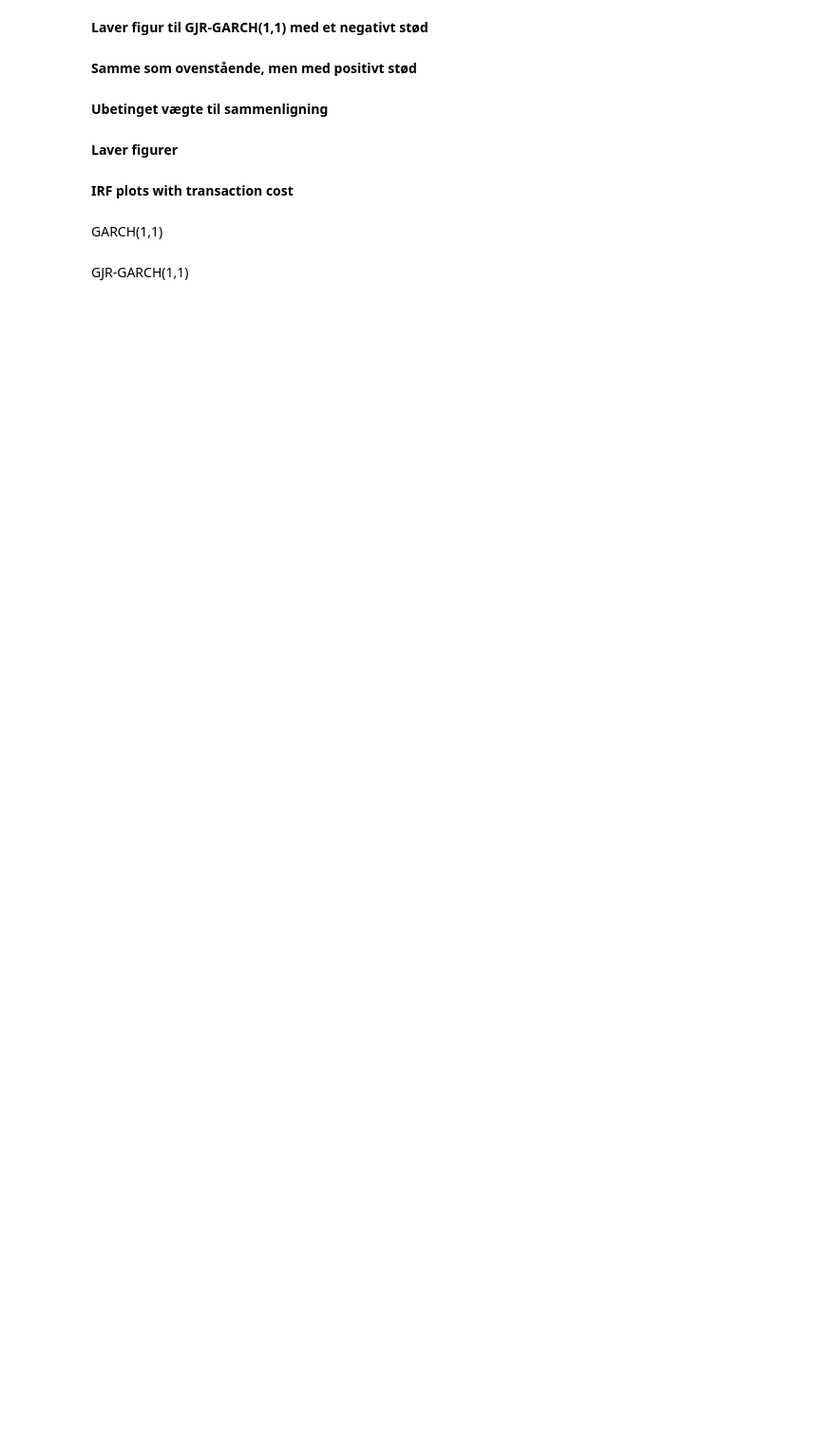
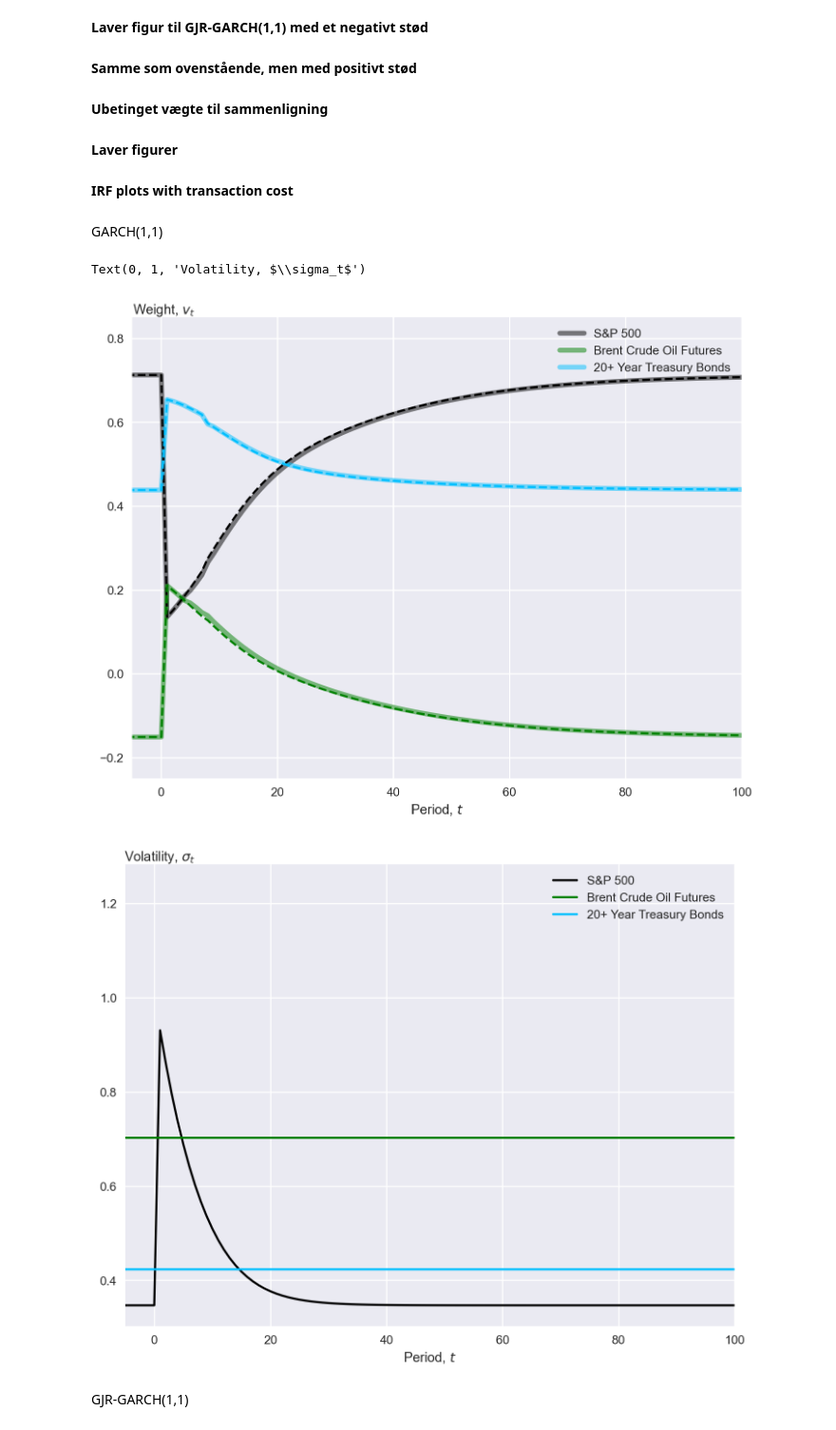
Before and after one commit to neriksen/thesis, a Jupyter notebook: Simulations/IRF.ipynb, the cells around one changed output. Shown at 95% size. Cells and saved outputs as stored; diff of their text form; code cells hidden in the pictures; blank space fills up the shorter version.

Commit message:
færdiggjort IRF med TC og en masse figurer

```diff
--- a/Simulations/IRF.ipynb
+++ b/Simulations/IRF.ipynb
@@ -226,7 +226,7 @@ def IRF_maker_TC(GARCHTYPE,t,Asset_number,shock_size, coef, residuals, sigmas,Ga
     irf_data.iloc[int(t/2),Asset_number]=shock_size
     #udregner omega
     irf_omega_s=db.calc_Omega_ts(irf_data,irf_data,sigmas,residuals,**params_dict)
-    irf_sigma_TC=pd.DataFrame([np.diag(Omega) for Omega in irf_omega_s],columns=included_asset_TC)
+    irf_sigma_TC=pd.DataFrame([np.diag(Omega) for Omega in db.remove_Omega_timestamp(irf_omega_s)],columns=included_asset_TC)
     irf_sigma_TC.index=irf_sigma_TC.index-int(t/2)+1
     #udregner vægte, modifier og aim
     irf_weights_TC_raw,irf_aim_TC_raw,irf_modifier_TC_raw=db.calc_weights_garch_with_trading_cost(irf_omega_s,irf_data,Gamma)
@@ -269,26 +273,35 @@ GARCH(1,1)
 coef_GARCH, residuals_GARCH, sigmas_GARCH= GARCH_MODEL("sGARCH",(1,1))
 # %%
 irf_weights_TC_GARCH,irf_aim_TC_GARCH,irf_modifier_TC_GARCH,irf_sigma_TC_GARCH=IRF_maker_TC(
-    "sGARCH11",10000,0,-2,coef_GARCH, residuals_GARCH, sigmas_GARCH,0.00001)
+    "sGARCH11",10000,0,-2,coef_GARCH, residuals_GARCH, sigmas_GARCH,None)
+#gamma_low=None #gamme_medium=0.000003 #gamme_medium=0.00001
+#For GARCH(1,1)
+#irf_weights_TC_GARCH.loc[1:4]=irf_aim_TC_GARCH.loc[1:4]
 # %%
 fig, ax = plt.subplots(1, 1, figsize=(9,7), dpi=190)
 ax.set_prop_cycle(matplotlib.cycler(color=["black", "green",  "deepskyblue",]))
-ax.plot(irf_weights_TC_GARCH)
-ax.plot(irf_aim_TC_GARCH,linestyle="--",linewidth=0.5)
-ax.margins(0,0.2)
-ax.set_xlim(-5,50)
+ax.plot(irf_weights_TC_GARCH,linestyle="-",alpha=0.5,linewidth=4)
+ax.plot(irf_aim_TC_GARCH,linestyle="--")
+ax.set_ylim(-0.25,0.85)
+ax.set_xlim(-5,100)
 ax.legend(included_asset_TC.values(), loc='upper right')
 ax.set_xlabel('Period, $t$')
 ax.set_ylabel('Weight, $v_t$',loc='top', rotation = 0, labelpad = -78)
-#fig.savefig("IRF_ARCH(1)_weight.png", bbox_inches = 'tight', pad_inches = 0.1)
+#fig.savefig("IRF_GARCH(1,1)_weight_TC_low.png", bbox_inches = 'tight', pad_inches = 0.1)
+#fig.savefig("IRF_GARCH(1,1)_weight_TC_medium.png", bbox_inches = 'tight', pad_inches = 0.1)
+#fig.savefig("IRF_GARCH(1,1)_weight_TC_high.png", bbox_inches = 'tight', pad_inches = 0.1)
 
 fig1, ax1 = plt.subplots(1, 1, figsize=(9,7), dpi=190)
 ax1.plot(np.sqrt(irf_sigma_TC_GARCH))
-ax1.set_xlim(-5,50)
+ax1.set_xlim(-5,100)
 ax1.legend(included_asset_TC.values(), loc='upper right')
 ax1.set_xlabel('Period, $t$')
 ax1.set_ylabel('Volatility, $\sigma_t$',loc='top', rotation = 0, labelpad = -78)
-#fig1.savefig("IRF_ARCH(1)_vol.png", bbox_inches = 'tight', pad_inches = 0.1)
+#fig1.savefig("IRF_GARCH(1)_vol_TC.png", bbox_inches = 'tight', pad_inches = 0.1)
+# %% [output]
+Text(0, 1, 'Volatility, $\\sigma_t$')
+[figure, added]
+[figure, added]
 # %% [markdown]
 GJR-GARCH(1,1)
 # %%
```
Also changed, not shown: parts of 4 cells of this notebook, 12 other files.
